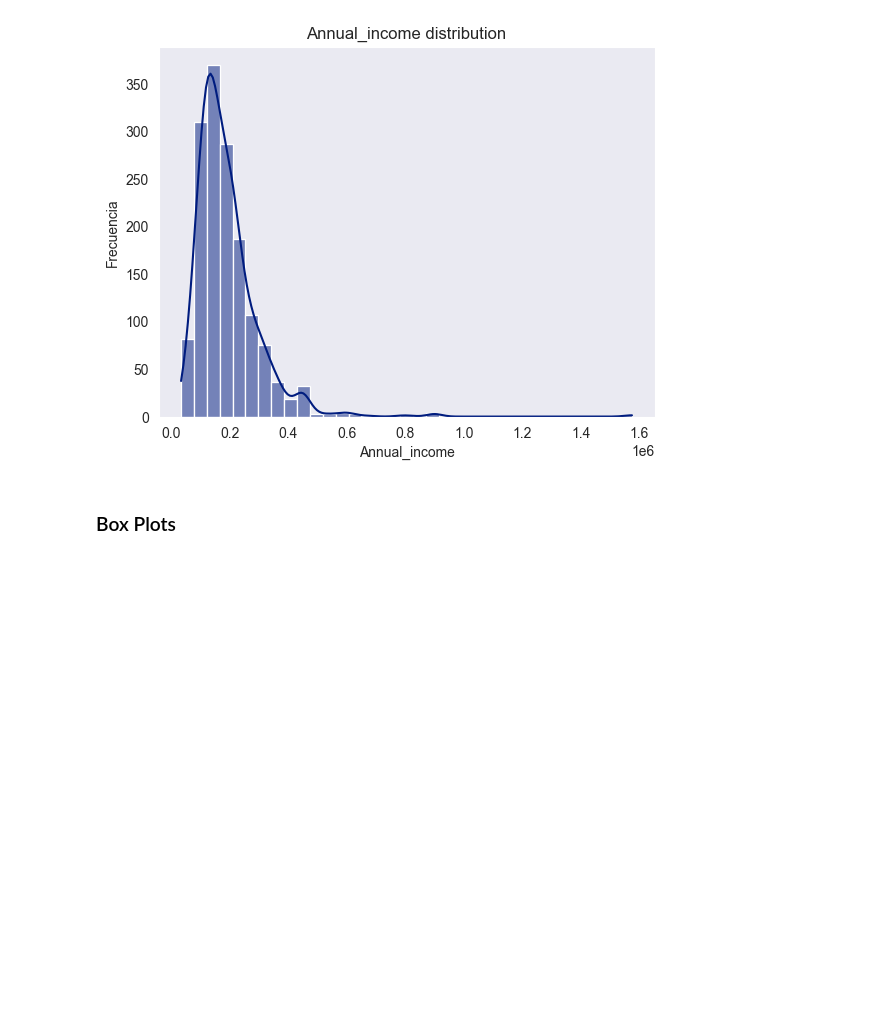
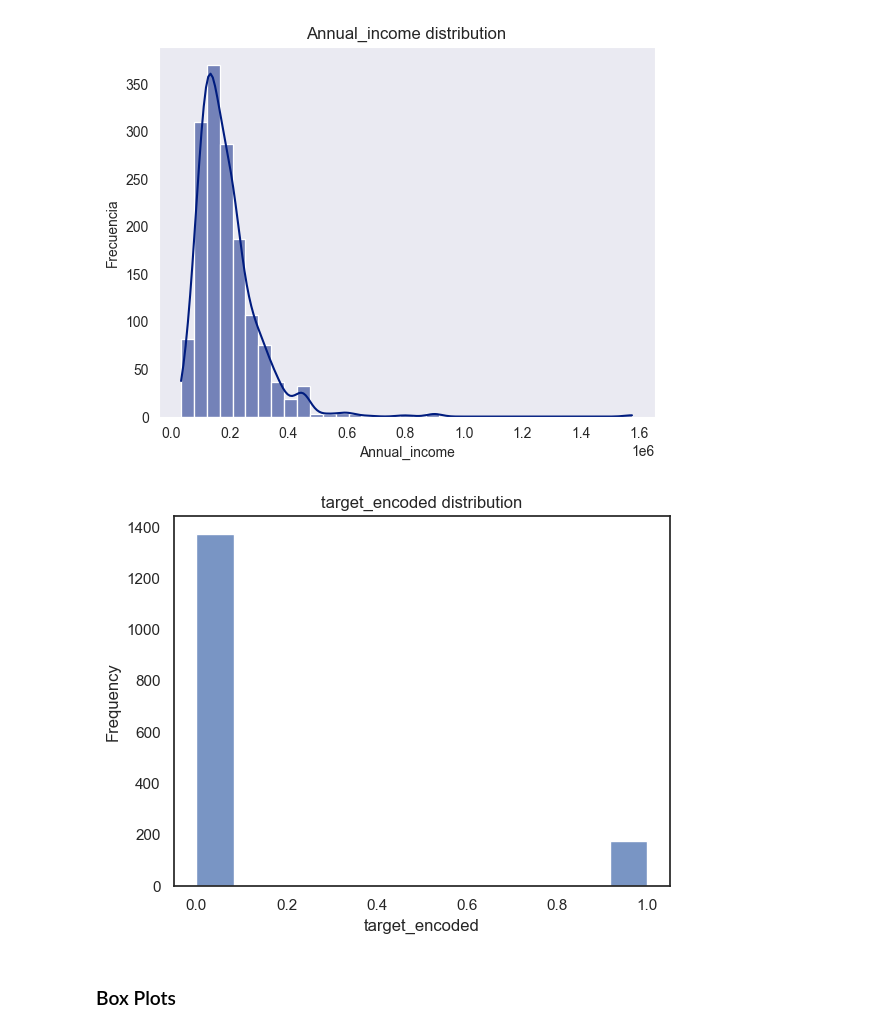
Before and after one commit to DerekSanchez/250419-Credit-Card-Approval-Prediction, a Jupyter notebook: notebook/EDA.ipynb, the cells around one changed output. Saved outputs shown, nothing was run; the diff lists cells and outputs as text; code cells hidden in the pictures; blank space fills up the shorter version.

```diff
--- a/notebook/EDA.ipynb
+++ b/notebook/EDA.ipynb
@@ -394,6 +403,15 @@ for col in relevant_num_cols:
 [figure]
 [figure]
 [figure]
+# %%
+# target feature histogram
+sns.histplot(df['target_encoded'])
+plt.title('target_encoded distribution')
+plt.xlabel('target_encoded')
+plt.ylabel('Frequency')
+plt.show()
+# %% [output]
+[figure, added]
 # %% [markdown]
 ### Box Plots
 # %%
```
Also changed, not shown: parts of 3 cells of this notebook, 1 other file.
